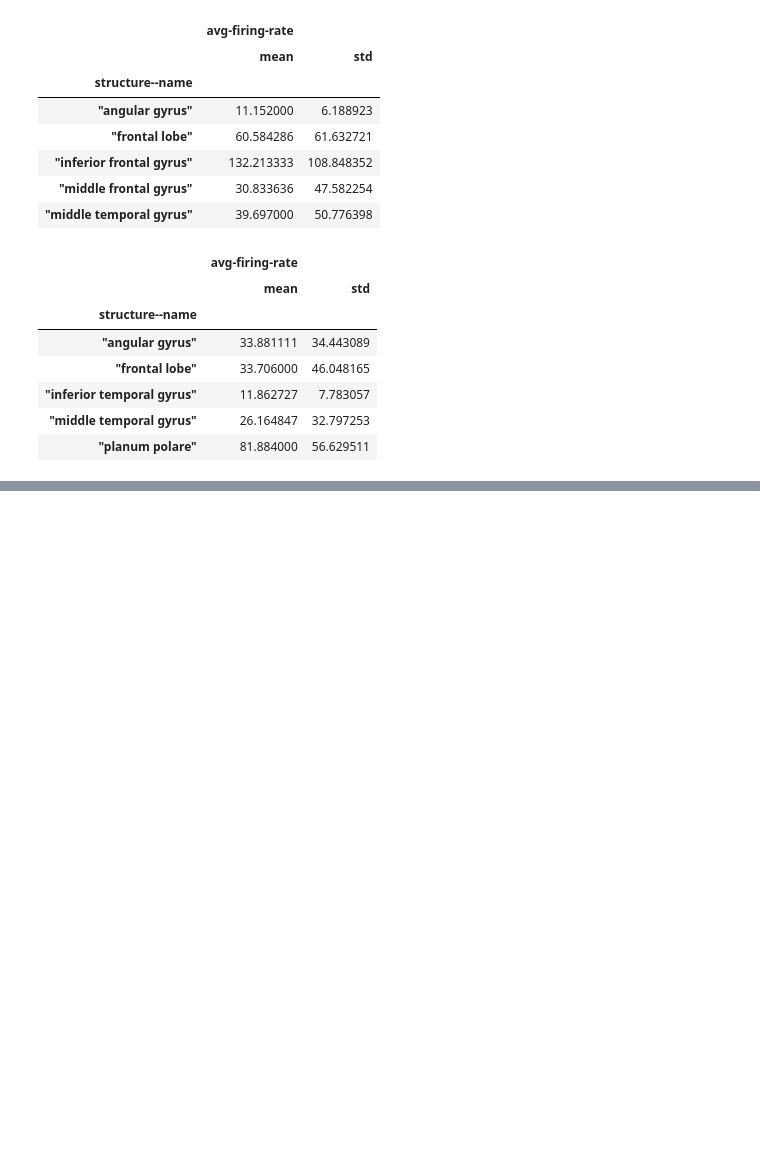
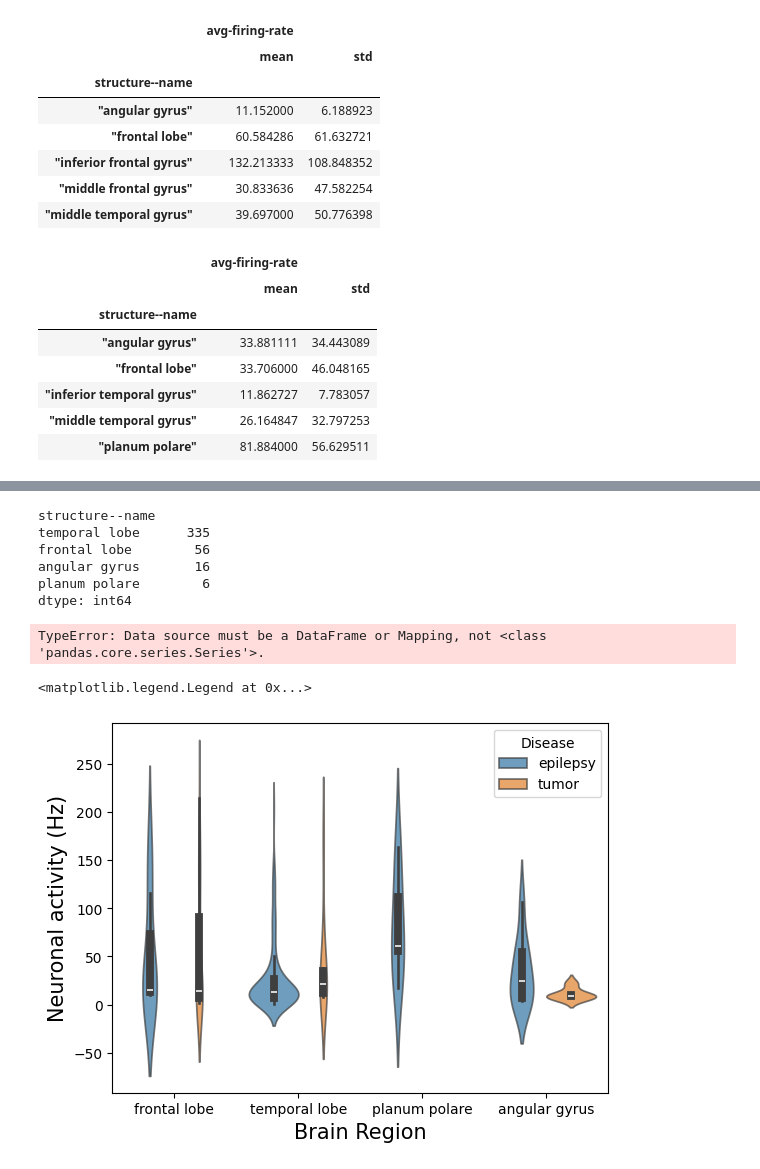
Before and after one commit to LauraMonni1/Project_Human-Brain-Neurons-Analysis, a Jupyter notebook: notebooks/Draft_human_all.ipynb, the cells around one changed output, grey strips where cells are left out. Saved outputs shown, nothing was run; the diff lists cells and outputs as text; code cells hidden in the pictures; blank space fills up the shorter version.

```diff
--- a/notebooks/Draft_human_all.ipynb
+++ b/notebooks/Draft_human_all.ipynb
@@ -366,0 +413,18 @@ df_firing_region_disease
+# %%
+def categorize_regions(df):
+
+    mapping = {'"frontal lobe"' : 'frontal lobe',
+               '"middle temporal gyrus"' : 'temporal lobe',
+               '"temporal lobe"': 'temporal lobe',
+               '"middle frontal gyrus"' : 'frontal lobe',
+               '"planum polare"' : 'planum polare',
+               '"angular gyrus"' : 'angular gyrus',
+               '"superior frontal gyrus"': 'frontal lobe',
+               '"inferior temporal gyrus"' : 'temporal lobe',
+               '"inferior frontal gyrus"' : 'frontal lobe'}
+
+    df["structure--name"] = df["structure--name"].replace(mapping)
+
+    return df
+# %%
+df = categorize_regions(df)
@@ -366,0 +433,28 @@ df_firing_region_disease
+# %%
+count_structures = {}
+
+count_cells = df[["structure--name"]].value_counts()
+count_cells
+# %% [output]
+structure--name
+temporal lobe      335
+frontal lobe        56
+angular gyrus       16
+planum polare        6
+dtype: int64
+# %%
+point_count_region = sns.scatterplot(data=count_cells, x = "structure--name", y= count_cells, hue = "donor--disease-state", s=150, alpha = 0.3)
+# (alpha = transparency, the more the data points overlap, the more is the contrast of the scatter points
+point_age_region.set_xlabel("Brain Region", fontsize=15)
+point_age_region.set_ylabel("Patient Age", fontsize=15)
+plt.legend(title = "Disease", prop = {"size" : 10}, bbox_to_anchor=(1.25, 0.91), loc = "center right")
+# %% [output]
+TypeError: Data source must be a DataFrame or Mapping, not <class 'pandas.core.series.Series'>.
+# %%
+violin_firing_region = sns.violinplot(data=df, x="structure--name", y="avg-firing-rate", hue="donor--disease-state", alpha = 0.7)
+violin_firing_region.set_xlabel("Brain Region", fontsize=15)
+violin_firing_region.set_ylabel("Neuronal activity (Hz)", fontsize=15)
+plt.legend(title = "Disease")
+# %% [output]
+<matplotlib.legend.Legend at 0x...>
+[figure, added]
```
Also changed, not shown: parts of 41 cells of this notebook, 3 other files.
